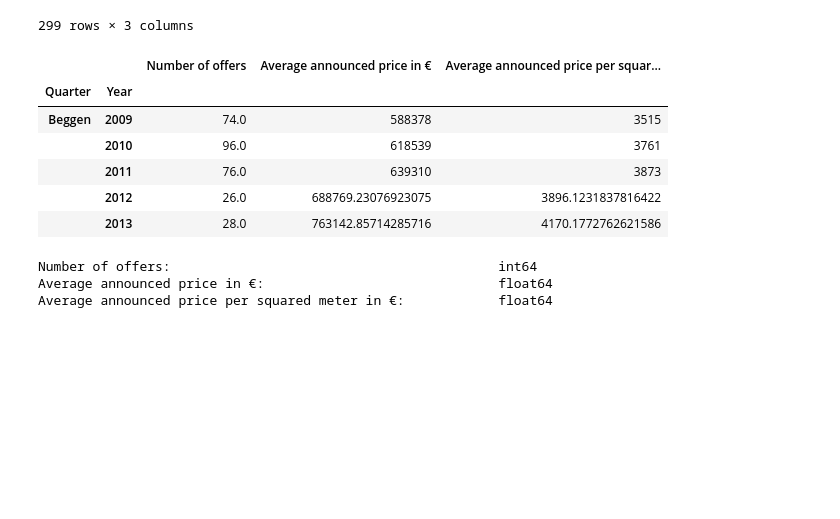
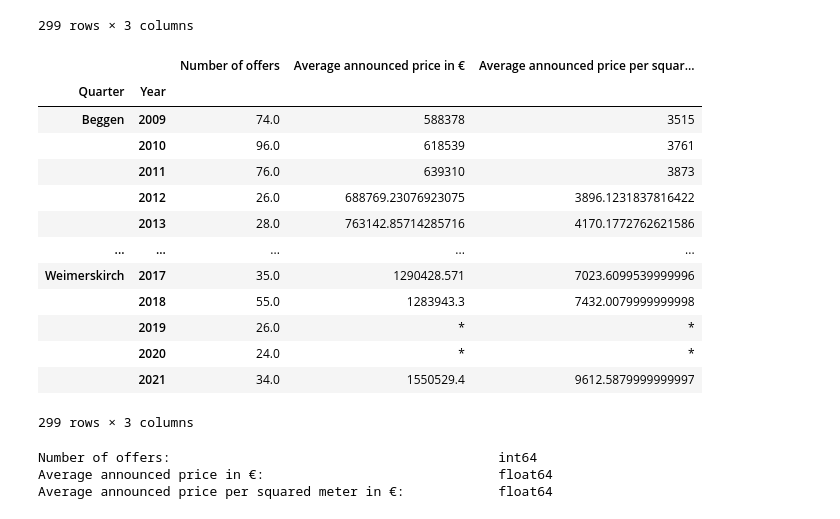
Before and after one commit to Dawreen/data-analytics-challenge, a Jupyter notebook: notebook_analysis.ipynb, the cells around one changed output. Saved outputs shown, nothing was run; the diff lists cells and outputs as text; code cells hidden in the pictures; blank space fills up the shorter version.

```diff
--- a/notebook_analysis.ipynb
+++ b/notebook_analysis.ipynb
@@ -173,25 +125,26 @@ Average announced price per squared meter in €:            float64
 # %%
 # acquiring the data
 price_hous_data = pd.read_excel(price_house_filepath)
 
 # cleaning the indexing
 temp = clean_index(price_hous_data)
 
-d2_lux_avg = temp[0]
-d2_nat_avg = temp[1]
-
-# print(d2_lux_avg)
-# print(d2_nat_avg)
-
-price_hous_data.head()
+price_hous_data
 # %% [output]
 |  |  | Number of offers | Average announced price in € | Average announced price per squar... |
 | Quarter | Year |  |  |  |
 | Beggen | 2009 | 74.0 | 588378 | 3515 |
 |  | 2010 | 96.0 | 618539 | 3761 |
 |  | 2011 | 76.0 | 639310 | 3873 |
 |  | 2012 | 26.0 | 688769.23076923075 | 3896.1231837816422 |
 |  | 2013 | 28.0 | 763142.85714285716 | 4170.1772762621586 |
+| ... | ... | ... | ... | ... |
+| Weimerskirch | 2017 | 35.0 | 1290428.571 | 7023.6099539999996 |
+|  | 2018 | 55.0 | 1283943.3 | 7432.0079999999998 |
+|  | 2019 | 26.0 | * | * |
+|  | 2020 | 24.0 | * | * |
+|  | 2021 | 34.0 | 1550529.4 | 9612.5879999999997 |
+299 rows × 3 columns
 # %%
 # checking types and handling missing data
 check_type_missing(price_hous_data, temp)
```
Also changed, not shown: parts of 18 cells of this notebook.
